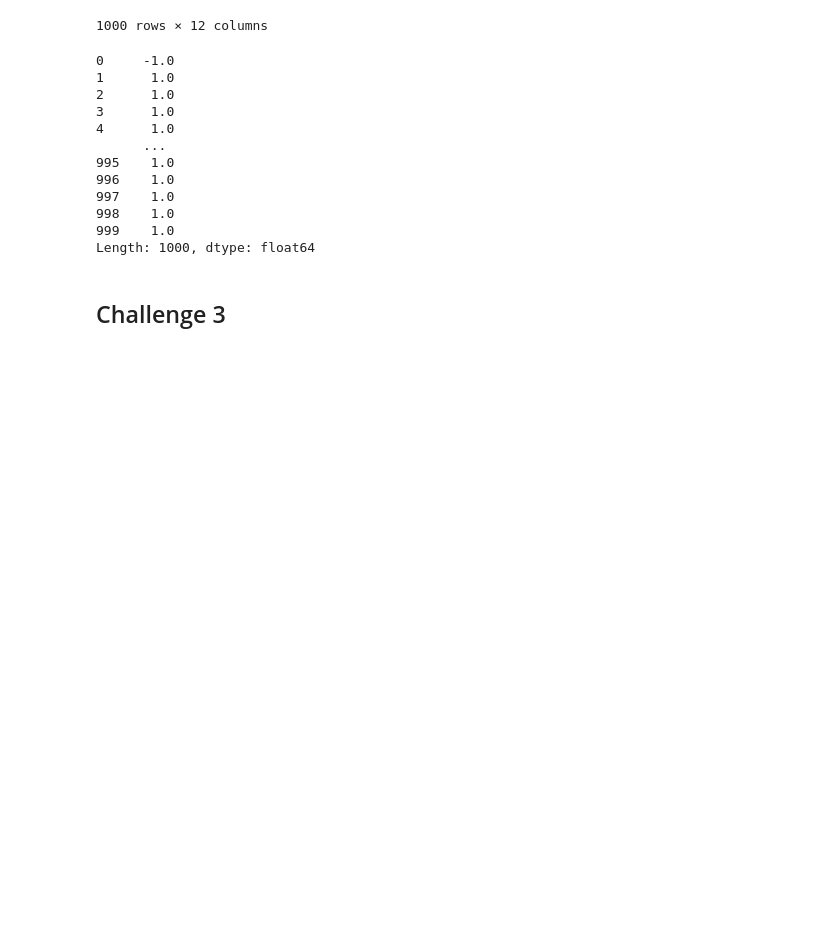
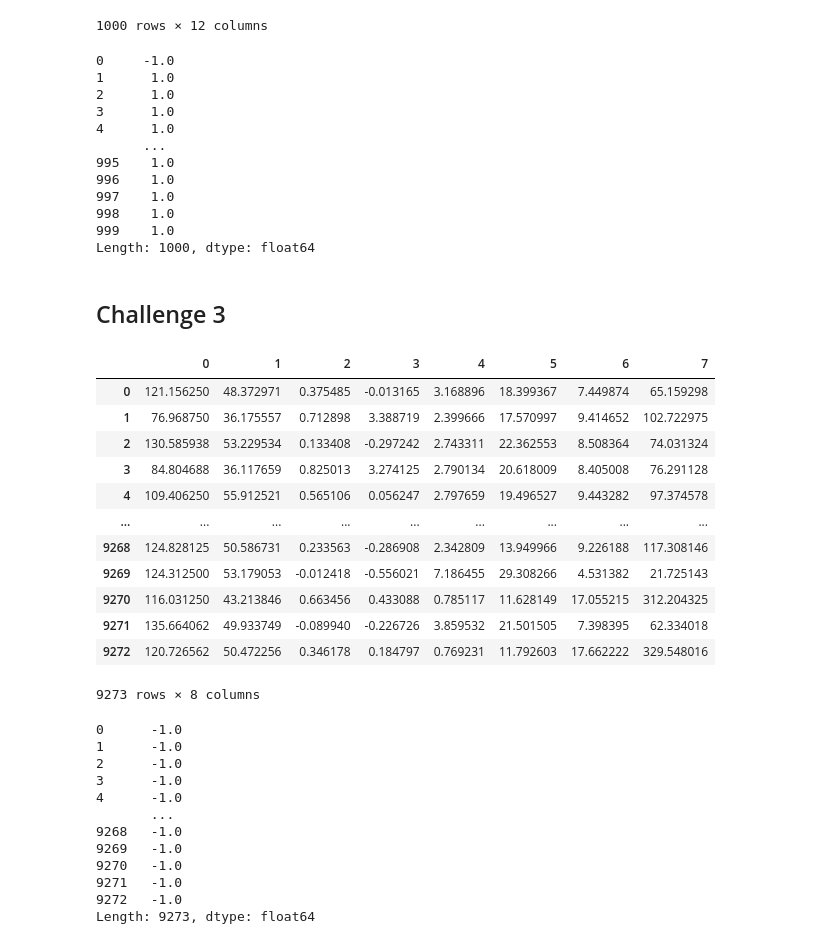
Before and after one commit to CSC-566-benchmark-team-2/team-2-benchmark-4, a Jupyter notebook: notebooks/benchmark_3.ipynb, the cells around one changed output. Saved outputs shown, nothing was run; the diff lists cells and outputs as text; code cells hidden in the pictures; blank space fills up the shorter version.

```diff
--- a/notebooks/benchmark_3.ipynb
+++ b/notebooks/benchmark_3.ipynb
@@ -266,3 +262,35 @@ display(X2, y2)
 Length: 1000, dtype: float64
 # %% [markdown]
 ## Challenge 3
+# %%
+X3, y3 = benchmark_utils.preprocess_pulsar_df("../data/pulsar_star.csv")
+X3 = pd.DataFrame(X3, columns=list(map(str, range(len(X3[0])))))
+y3 = pd.Series(y3)
+
+display(X3, y3)
+# %% [output]
+|  | 0 | 1 | 2 | 3 | 4 | 5 | 6 | 7 |
+| 0 | 121.156250 | 48.372971 | 0.375485 | -0.013165 | 3.168896 | 18.399367 | 7.449874 | 65.159298 |
+| 1 | 76.968750 | 36.175557 | 0.712898 | 3.388719 | 2.399666 | 17.570997 | 9.414652 | 102.722975 |
+| 2 | 130.585938 | 53.229534 | 0.133408 | -0.297242 | 2.743311 | 22.362553 | 8.508364 | 74.031324 |
+| 3 | 84.804688 | 36.117659 | 0.825013 | 3.274125 | 2.790134 | 20.618009 | 8.405008 | 76.291128 |
+| 4 | 109.406250 | 55.912521 | 0.565106 | 0.056247 | 2.797659 | 19.496527 | 9.443282 | 97.374578 |
+| ... | ... | ... | ... | ... | ... | ... | ... | ... |
+| 9268 | 124.828125 | 50.586731 | 0.233563 | -0.286908 | 2.342809 | 13.949966 | 9.226188 | 117.308146 |
+| 9269 | 124.312500 | 53.179053 | -0.012418 | -0.556021 | 7.186455 | 29.308266 | 4.531382 | 21.725143 |
+| 9270 | 116.031250 | 43.213846 | 0.663456 | 0.433088 | 0.785117 | 11.628149 | 17.055215 | 312.204325 |
+| 9271 | 135.664062 | 49.933749 | -0.089940 | -0.226726 | 3.859532 | 21.501505 | 7.398395 | 62.334018 |
+| 9272 | 120.726562 | 50.472256 | 0.346178 | 0.184797 | 0.769231 | 11.792603 | 17.662222 | 329.548016 |
+9273 rows × 8 columns
+0      -1.0
+1      -1.0
+2      -1.0
+3      -1.0
+4      -1.0
+       ...
+9268   -1.0
+9269   -1.0
+9270   -1.0
+9271   -1.0
+9272   -1.0
+Length: 9273, dtype: float64
```
Also changed, not shown: parts of 6 cells of this notebook.
